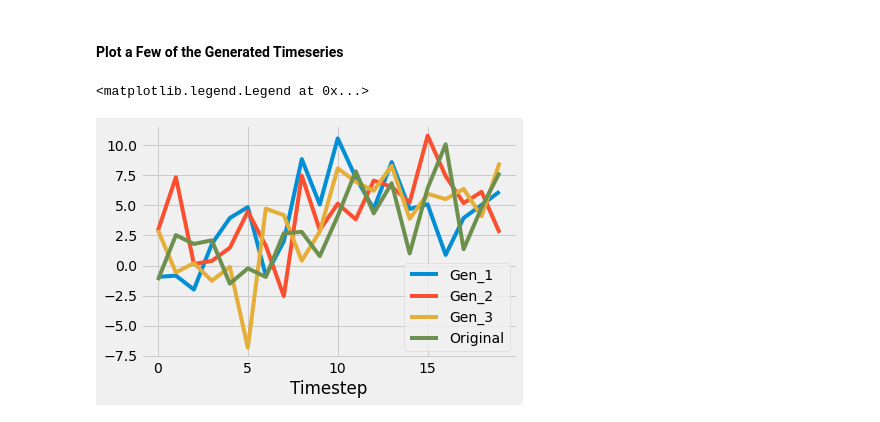
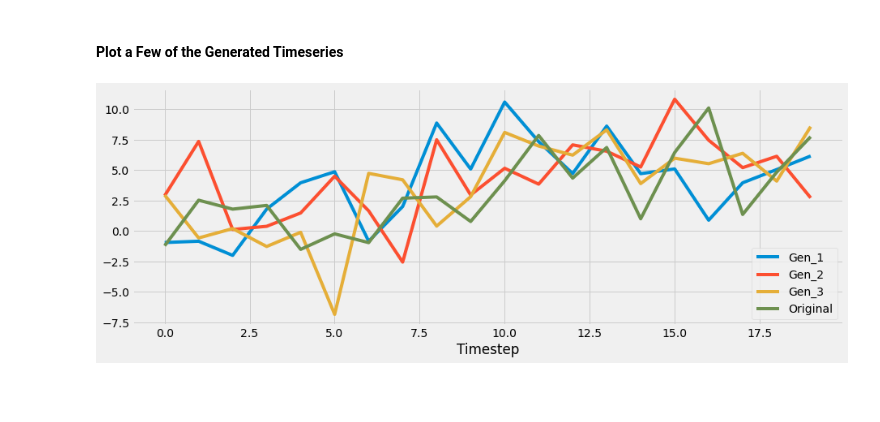
Before and after one commit to anthonymelson/portfolio, a Jupyter notebook: Simple_Bayesian_Change_Point_Detection_with_Pymc3.ipynb, the cells around one changed output. Drawn from its saved outputs; the diff is of its cells as text; code cells hidden in the pictures; blank space fills up the shorter version.

```diff
--- a/Simple_Bayesian_Change_Point_Detection_with_Pymc3.ipynb
+++ b/Simple_Bayesian_Change_Point_Detection_with_Pymc3.ipynb
@@ -111,11 +113,12 @@ with model:
 # %% [markdown]
 #### Plot a Few of the Generated Timeseries
 # %%
+plt.figure(figsize=(14,5))
 for i in range(3):
   plt.plot(pp['Y_obs'][i])
 plt.xlabel('Timestep')
 plt.plot(y)
 plt.legend(['Gen_1','Gen_2','Gen_3','Original'])
+plt.show()
 # %% [output]
-<matplotlib.legend.Legend at 0x...>
-[figure, old version]
+[figure, new version]
```
Also changed, not shown: parts of 2 cells of this notebook.
